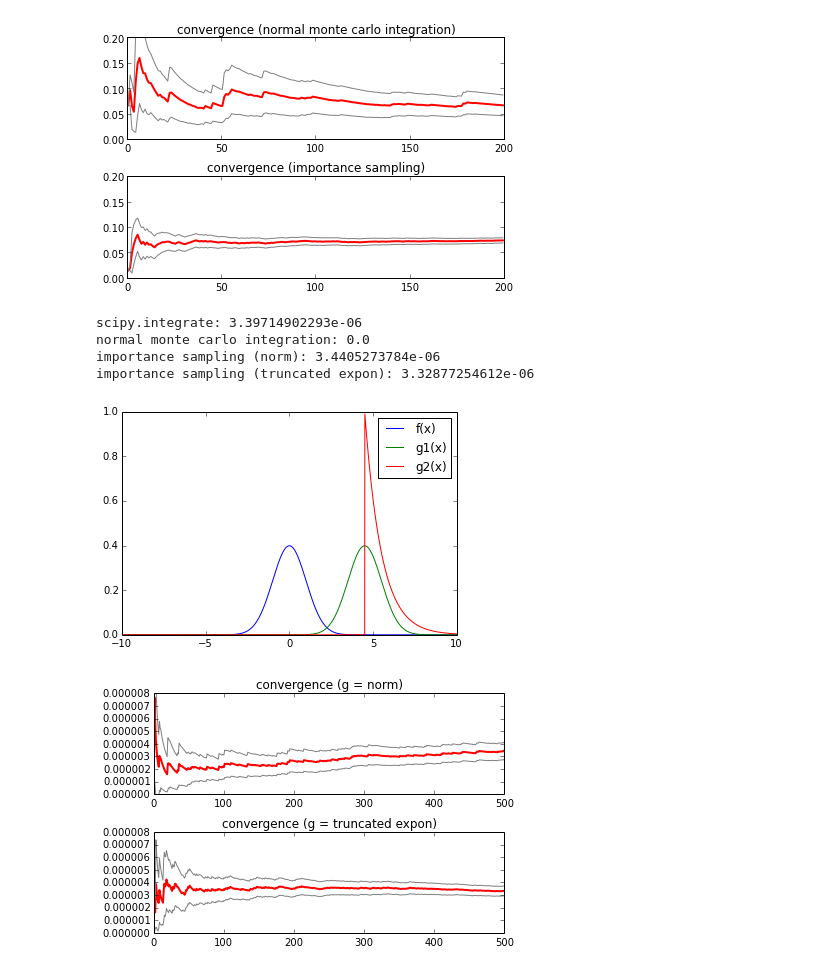
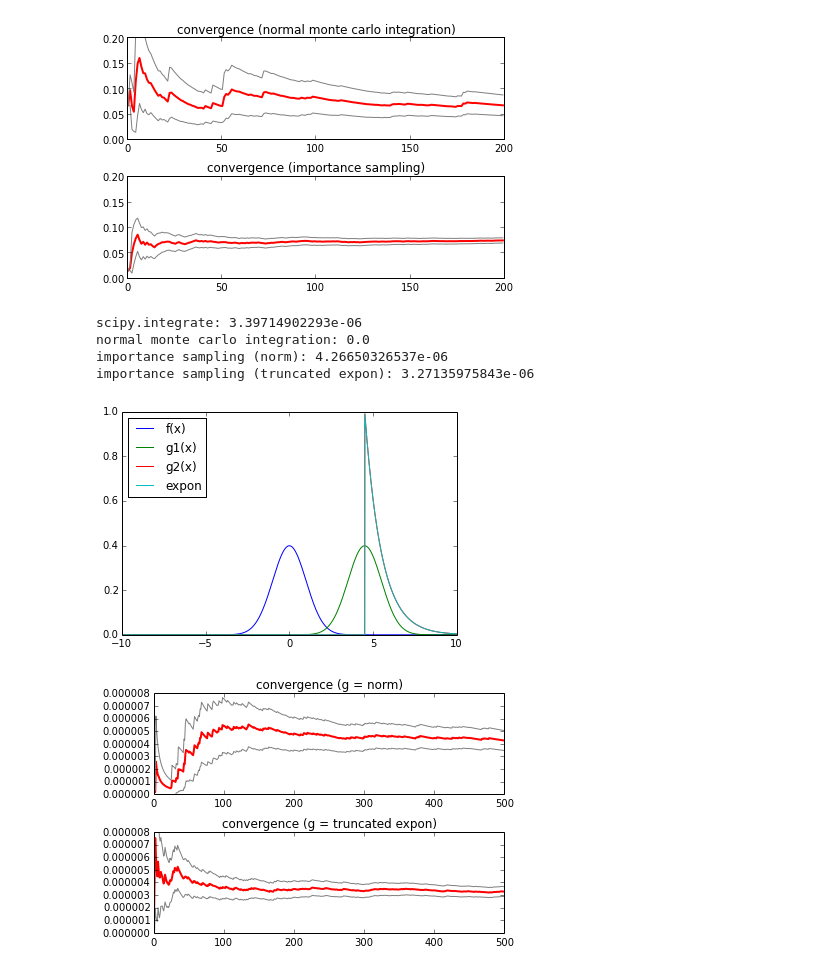
Before and after one commit to aidiary/PRML, a Jupyter notebook: ch11/importance_sampling.ipynb, the cells around one changed output. Saved outputs shown, nothing was run; the diff lists cells and outputs as text; code cells hidden in the pictures.

```diff
--- a/ch11/importance_sampling.ipynb
+++ b/ch11/importance_sampling.ipynb
@@ -249,37 +249,38 @@ ix = np.arange(-10, 10, 0.01)
 plt.plot(ix, f(ix), label="f(x)")
 plt.plot(ix, g1(ix), label="g1(x)")
 plt.plot(ix, g2(ix, a), label="g2(x)")
+plt.plot(ix, expon(loc=a).pdf(ix), label="expon")  # g2と同じ分布になる
 plt.legend(loc="best")
 plt.show()
 
 # 収束性の評価
 
 plt.subplot(211)
 x1 = f(x1) / g1(x1) * h(x1)
 estint = np.cumsum(x1) / np.arange(1, N + 1)
 esterr = np.sqrt(np.cumsum((x1 - estint) ** 2)) / np.arange(1, N + 1)
 plt.plot(estint, color='red', linewidth=2)
 plt.plot(estint + 2 * esterr, color='gray')
 plt.plot(estint - 2 * esterr, color='gray')
 plt.title("convergence (g = norm)")
 plt.ylim([0, 8e-6])
 
 plt.subplot(212)
 x2 = f(x2) / g2(x2, a) * h(x2)
 estint = np.cumsum(x2) / np.arange(1, N + 1)
 esterr = np.sqrt(np.cumsum((x2 - estint) ** 2)) / np.arange(1, N + 1)
 plt.plot(estint, color='red', linewidth=2)
 plt.plot(estint + 2 * esterr, color='gray')
 plt.plot(estint - 2 * esterr, color='gray')
 plt.title("convergence (g = truncated expon)")
 plt.ylim([0, 8e-6])
 
 plt.tight_layout()
 plt.show()
 # %% [output]
 scipy.integrate: 3.39714902293e-06
 normal monte carlo integration: 0.0
-importance sampling (norm): 3.4405273784e-06
-importance sampling (truncated expon): 3.32877254612e-06
+importance sampling (norm): 4.26650326537e-06
+importance sampling (truncated expon): 3.27135975843e-06
-[figure, old version]
+[figure, new version]
-[figure, old version]
+[figure, new version]
```
Also changed, not shown: parts of 1 cell of this notebook.
